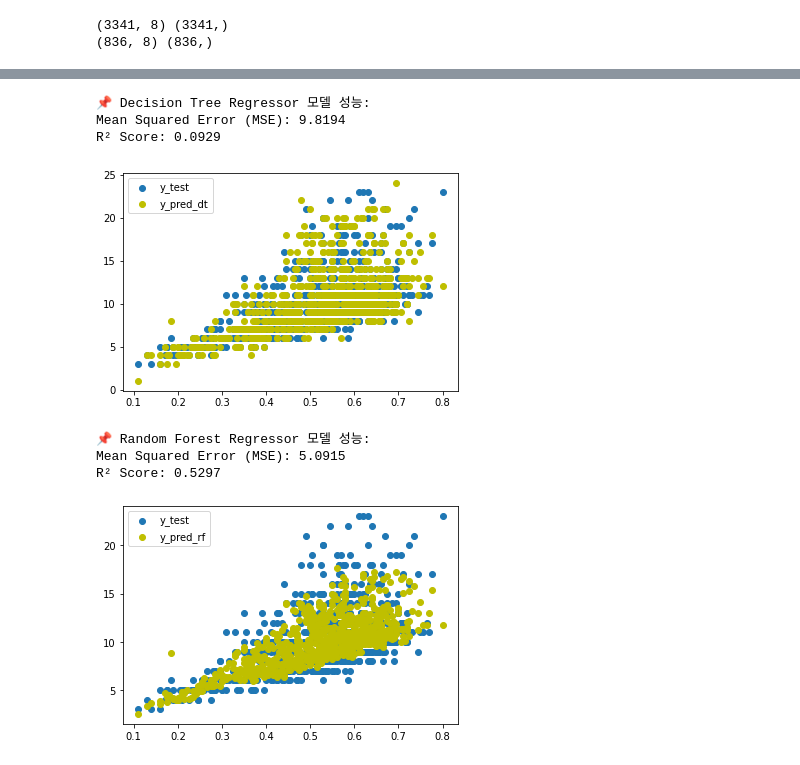
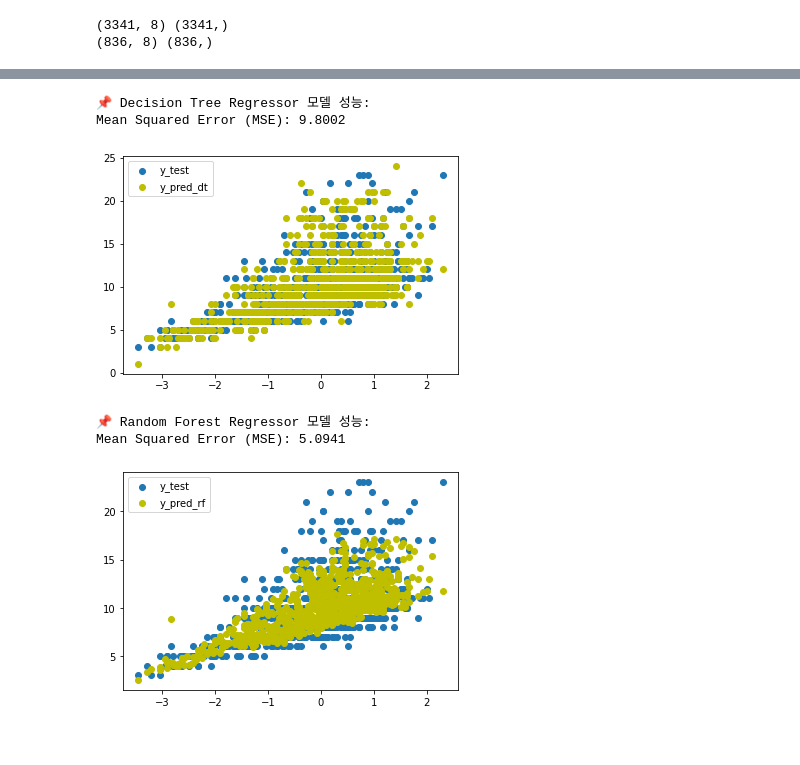
Before and after one commit to jeonghoya/AI-study, a Jupyter notebook: week3/abalone.ipynb, the cells around one changed output, grey strips where cells are left out. Saved outputs shown, nothing was run; the diff lists cells and outputs as text; code cells hidden in the pictures.

```diff
--- a/week3/abalone.ipynb
+++ b/week3/abalone.ipynb
@@ -154,4 +149,8 @@ X_scaled = scaler.fit_transform(X)  # X의 값들을 정규화
 # %%
+# 🔹 5️⃣ 데이터 표준화 (스케일링)
+scaler = StandardScaler()
+X = scaler.fit_transform(X)  # X의 값들을 정규화
+
 # 🔹 6️⃣ 훈련/테스트 데이터 분할 (80% 훈련, 20% 테스트)
 X_train, X_test, y_train, y_test = train_test_split(X, y, test_size=0.2, random_state=42)
 print(X_train.shape, y_train.shape)
@@ -162,33 +177,31 @@ print(X_test.shape, y_test.shape)
 # %%
 # 1. Decision Tree Regressor
 # 모델 생성
 dt_model = DecisionTreeRegressor(random_state=42)
 
 # 모델 학습
 dt_model.fit(X_train, y_train)
 
 # 예측
 y_pred_dt = dt_model.predict(X_test)
 
 # 평가
 mse_dt = mean_squared_error(y_test, y_pred_dt)
 r2_dt = r2_score(y_test, y_pred_dt)
 
 # 결과 출력
 print("\n📌 Decision Tree Regressor 모델 성능:")
 print(f"Mean Squared Error (MSE): {mse_dt:.4f}")
-print(f"R² Score: {r2_dt:.4f}")
 
 # Rings와 관련성이 높다 생각한 Length 컬럼으로 산점도 그리기
-plt.scatter(X_test["Length"], y_test, label='y_test')  # 첫 번째 컬럼 선택
-plt.scatter(X_test["Length"], y_pred_dt, c='y', label='y_pred_dt')
+plt.scatter(X_test[:, 1], y_test, label='y_test')  # 첫 번째 컬럼 선택
+plt.scatter(X_test[:, 1], y_pred_dt, c='y', label='y_pred_dt')
 plt.legend()
 plt.show()
 # %% [output]
 📌 Decision Tree Regressor 모델 성능:
-Mean Squared Error (MSE): 9.8194
-R² Score: 0.0929
+Mean Squared Error (MSE): 9.8002
-[figure, old version]
+[figure, new version]
 # %%
 # 2. Random Forest Regressor
 # 모델 생성
@@ -207,18 +220,16 @@ r2_rf = r2_score(y_test, y_pred_rf)
 # 결과 출력
 print("\n📌 Random Forest Regressor 모델 성능:")
 print(f"Mean Squared Error (MSE): {mse_rf:.4f}")
-print(f"R² Score: {r2_rf:.4f}")
 
 # Rings와 관련성이 높다 생각한 Length 컬럼으로 산점도 그리기
-plt.scatter(X_test["Length"], y_test, label='y_test')  # 첫 번째 컬럼 선택
-plt.scatter(X_test["Length"], y_pred_rf, c='y', label='y_pred_rf')
+plt.scatter(X_test[:, 1], y_test, label='y_test')  # 첫 번째 컬럼 선택
+plt.scatter(X_test[:, 1], y_pred_rf, c='y', label='y_pred_rf')
 plt.legend()
 plt.show()
 # %% [output]
 📌 Random Forest Regressor 모델 성능:
-Mean Squared Error (MSE): 5.0915
-R² Score: 0.5297
+Mean Squared Error (MSE): 5.0941
-[figure, old version]
+[figure, new version]
 # %%
 # 3. SVR
 # 모델 생성
```
Also changed, not shown: parts of 4 cells of this notebook.
